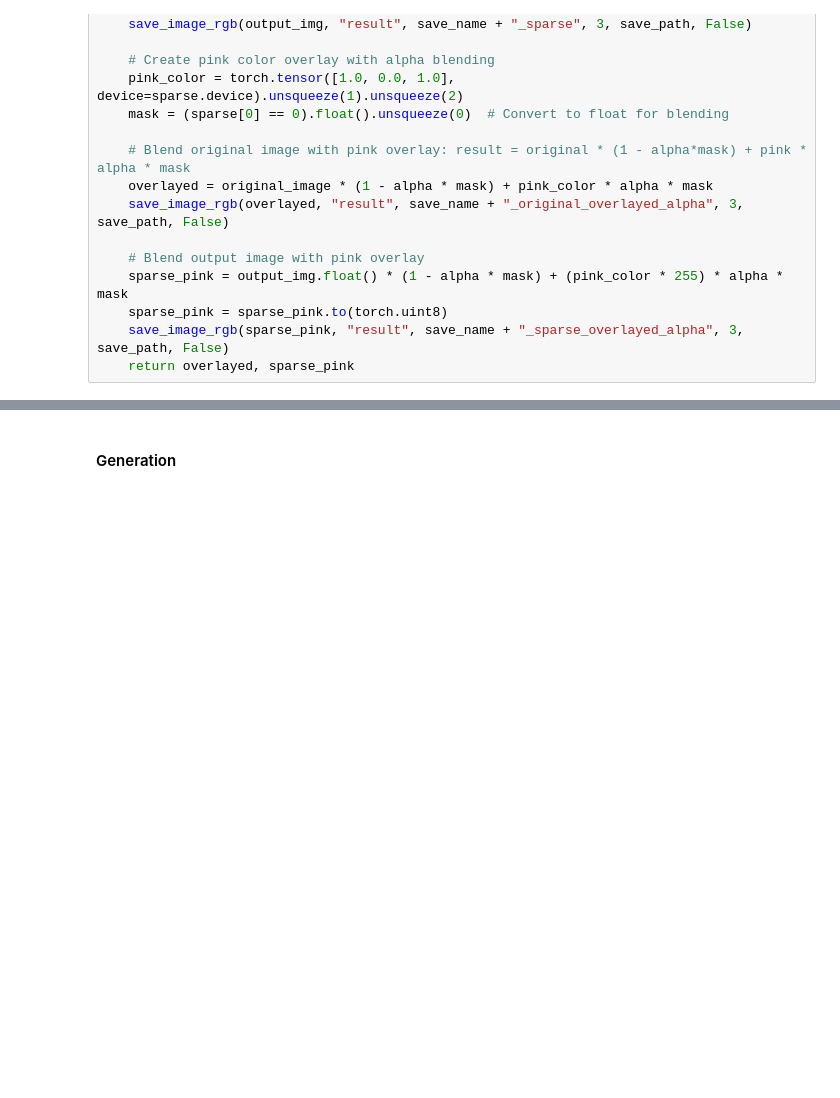
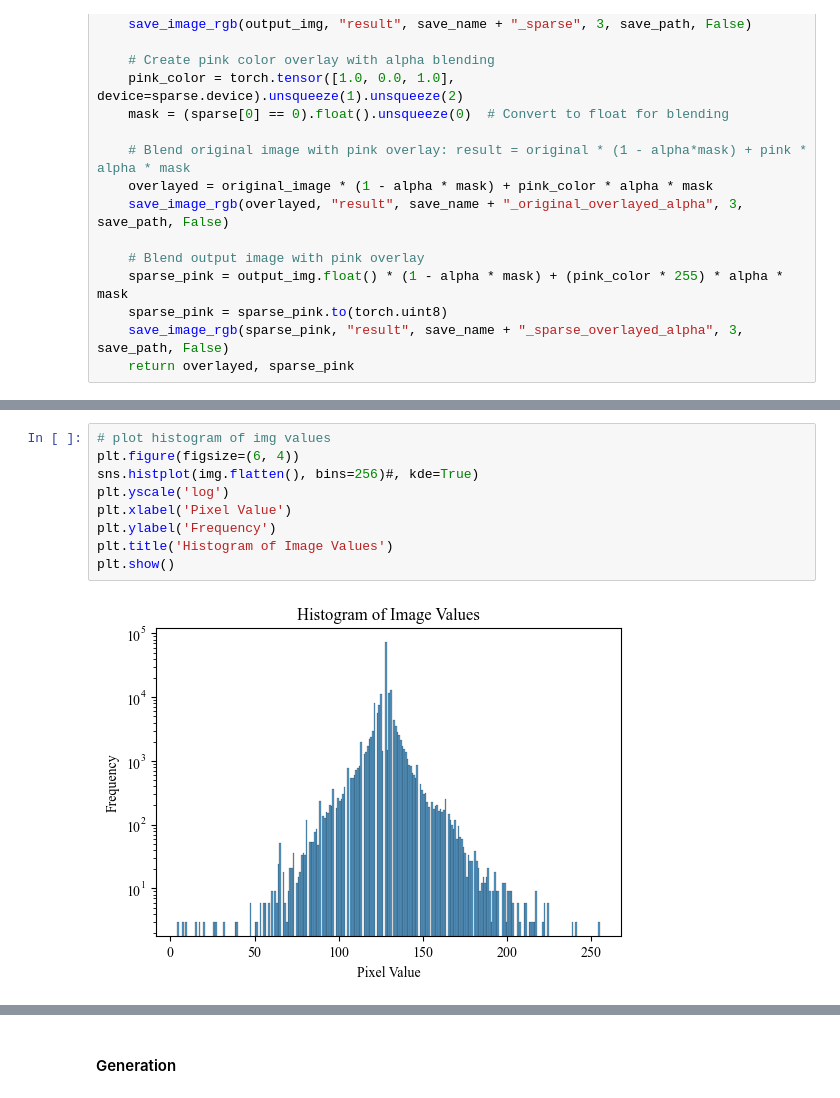
Before and after one commit to LiaNimmermann/Visualization-Notebooks, a Jupyter notebook: Processed-Images/Preprocessing-Visualization-Cleaned.ipynb, the cells around one changed output, grey strips where cells are left out. Cells and saved outputs as stored; diff of their text form; blank space fills up the shorter version.

```diff
--- a/Processed-Images/Preprocessing-Visualization-Cleaned.ipynb
+++ b/Processed-Images/Preprocessing-Visualization-Cleaned.ipynb
@@ -563,0 +689,11 @@ def save_image_with_overlay_alpha(original_image, output, sparse, save_name, sav
+# %%
+# plot histogram of img values
+plt.figure(figsize=(6, 4))
+sns.histplot(img.flatten(), bins=256)#, kde=True)
+plt.yscale('log')
+plt.xlabel('Pixel Value')
+plt.ylabel('Frequency')
+plt.title('Histogram of Image Values')
+plt.show()
+# %% [output]
+[figure, added]
```
Also changed, not shown: parts of 24 cells of this notebook.
